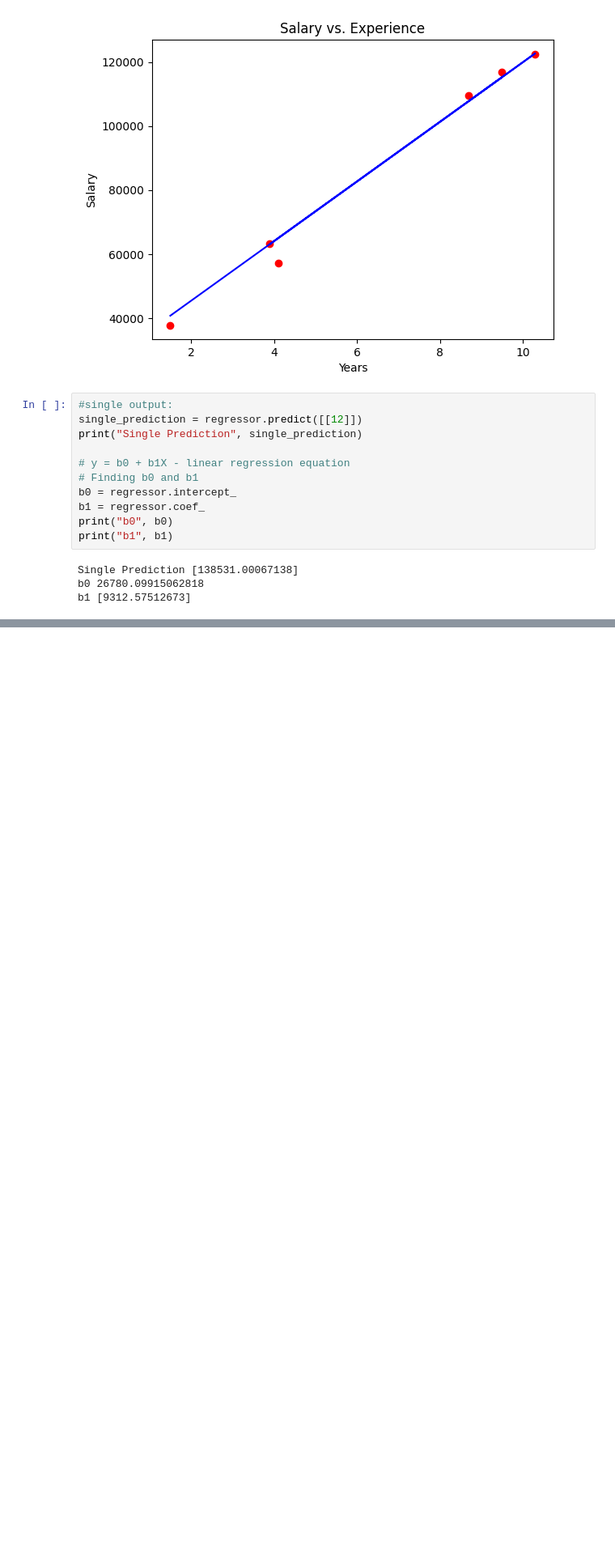
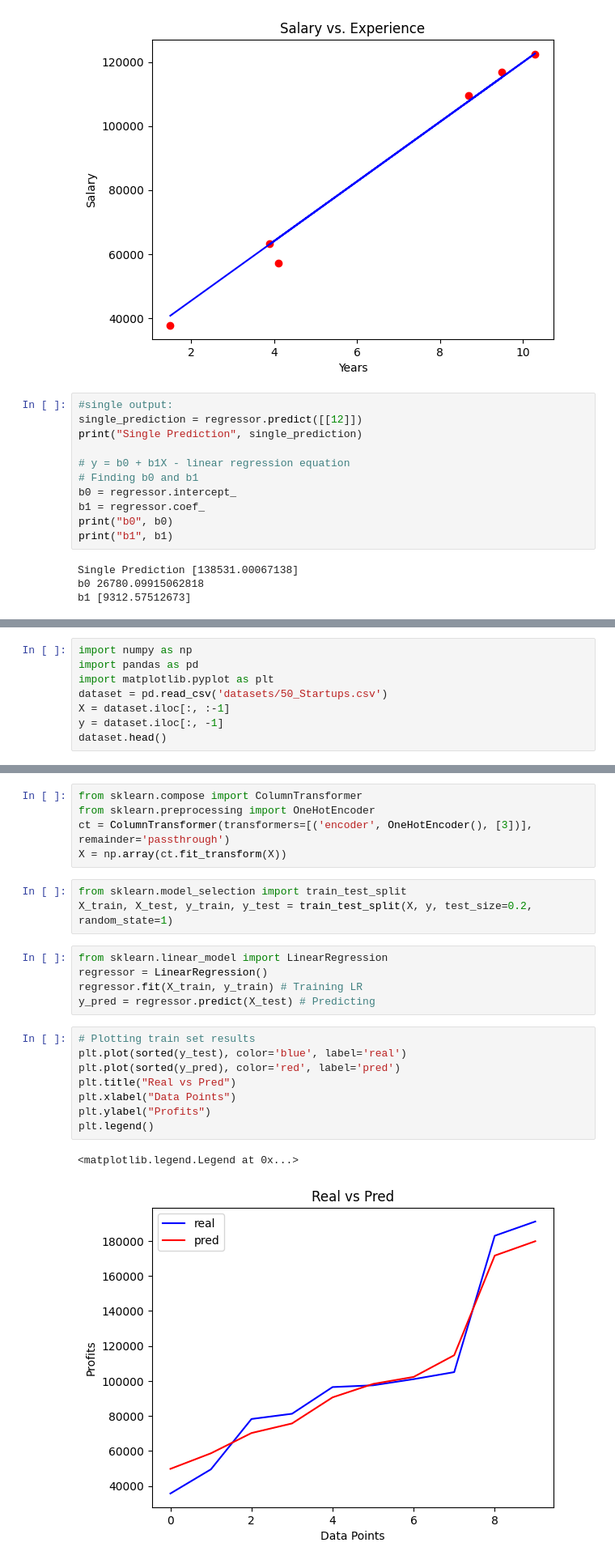
Before and after one commit to AmeyaPadwad/Machine-Learning-A-Z, a Jupyter notebook: [1]regression.ipynb, the cells around one changed output, grey strips where cells are left out. Shown at 81% size. Cells and saved outputs as stored; diff of their text form; blank space fills up the shorter version.

Commit message:
Completing Regression

```diff
--- a/[1]regression.ipynb
+++ b/[1]regression.ipynb
@@ -87,0 +122,8 @@ b1 [9312.57512673]
+# %%
+import numpy as np
+import pandas as pd
+import matplotlib.pyplot as plt
+dataset = pd.read_csv('datasets/50_Startups.csv')
+X = dataset.iloc[:, :-1]
+y = dataset.iloc[:, -1]
+dataset.head()
@@ -87,0 +137,24 @@ b1 [9312.57512673]
+# %%
+from sklearn.compose import ColumnTransformer
+from sklearn.preprocessing import OneHotEncoder
+ct = ColumnTransformer(transformers=[('encoder', OneHotEncoder(), [3])], remainder='passthrough')
+X = np.array(ct.fit_transform(X))
+# %%
+from sklearn.model_selection import train_test_split
+X_train, X_test, y_train, y_test = train_test_split(X, y, test_size=0.2, random_state=1)
+# %%
+from sklearn.linear_model import LinearRegression
+regressor = LinearRegression()
+regressor.fit(X_train, y_train) # Training LR
+y_pred = regressor.predict(X_test) # Predicting
+# %%
+# Plotting train set results
+plt.plot(sorted(y_test), color='blue', label='real')
+plt.plot(sorted(y_pred), color='red', label='pred')
+plt.title("Real vs Pred")
+plt.xlabel("Data Points")
+plt.ylabel("Profits")
+plt.legend()
+# %% [output]
+<matplotlib.legend.Legend at 0x...>
+[figure, added]
```
Also changed, not shown: parts of 12 cells of this notebook.
